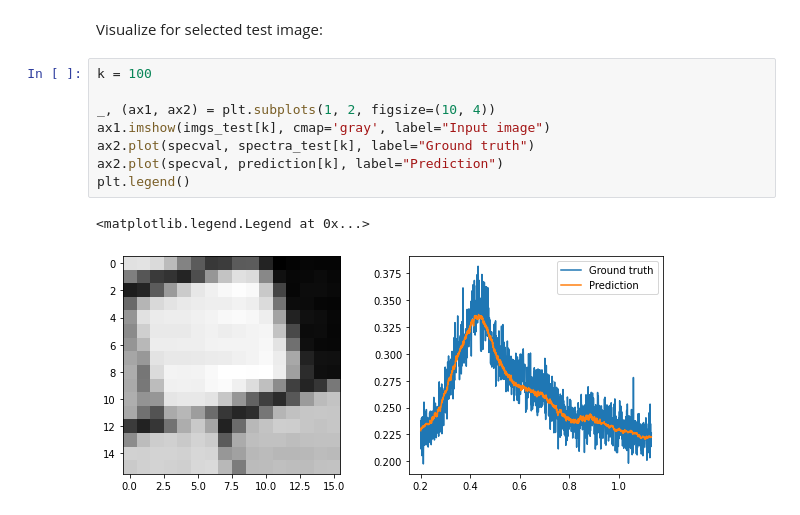
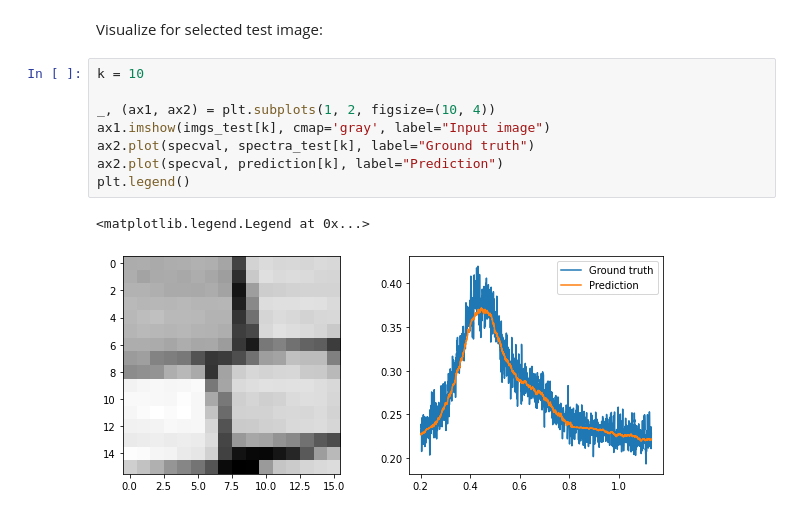
Before and after one commit to pycroscopy/atomai, a Jupyter notebook: examples/notebooks/ImSpec.ipynb, the cells around one changed output. Drawn from its saved outputs; the diff is of its cells as text.

```diff
--- a/examples/notebooks/ImSpec.ipynb
+++ b/examples/notebooks/ImSpec.ipynb
@@ -226,13 +208,13 @@ Batch 10/10
 # %% [markdown]
 Visualize for selected test image:
 # %%
-k = 100
+k = 10
 
 _, (ax1, ax2) = plt.subplots(1, 2, figsize=(10, 4))
 ax1.imshow(imgs_test[k], cmap='gray', label="Input image")
 ax2.plot(specval, spectra_test[k], label="Ground truth")
 ax2.plot(specval, prediction[k], label="Prediction")
 plt.legend()
 # %% [output]
 <matplotlib.legend.Legend at 0x...>
-[figure, old version]
+[figure, new version]
```
Also changed, not shown: parts of 8 cells of this notebook.
